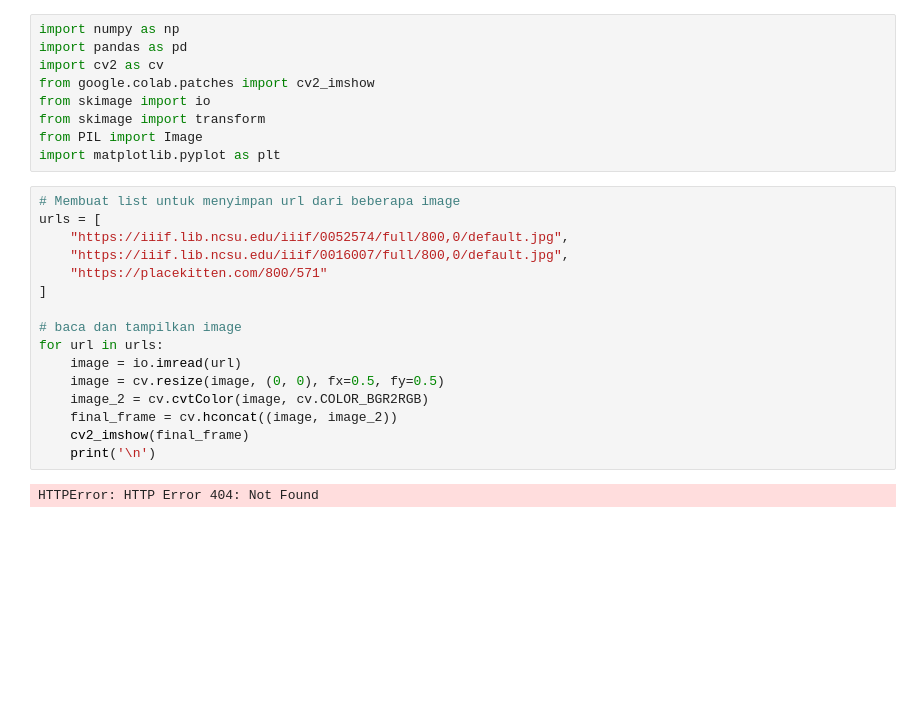
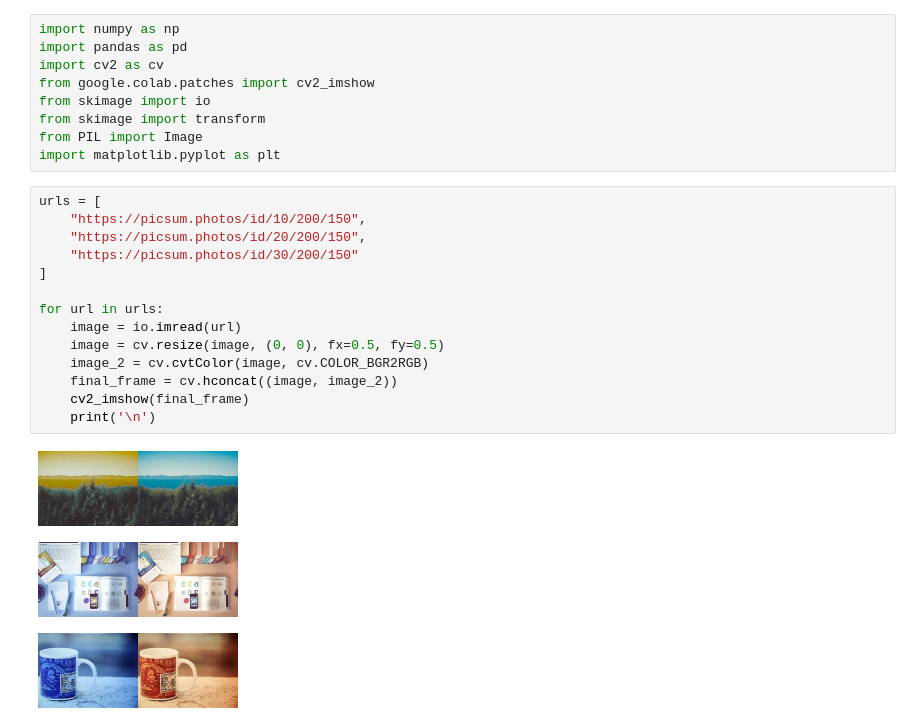
Before and after one commit to Yahya1805/PCVK_GANJIL_2026, a Jupyter notebook: latihan_integrasi.ipynb, the cells around one changed output. Cells and saved outputs as stored; diff of their text form; blank space fills up the shorter version.

```diff
--- a/latihan_integrasi.ipynb
+++ b/latihan_integrasi.ipynb
@@ -10,20 +10,20 @@ from skimage import transform
 from PIL import Image
 import matplotlib.pyplot as plt
 # %%
-# Membuat list untuk menyimpan url dari beberapa image
 urls = [
-    "https://iiif.lib.ncsu.edu/iiif/0052574/full/800,0/default.jpg",
-    "https://iiif.lib.ncsu.edu/iiif/0016007/full/800,0/default.jpg",
-    "https://placekitten.com/800/571"
+    "https://picsum.photos/id/10/200/150",
+    "https://picsum.photos/id/20/200/150",
+    "https://picsum.photos/id/30/200/150"
 ]
 
-# baca dan tampilkan image
 for url in urls:
     image = io.imread(url)
     image = cv.resize(image, (0, 0), fx=0.5, fy=0.5)
     image_2 = cv.cvtColor(image, cv.COLOR_BGR2RGB)
     final_frame = cv.hconcat((image, image_2))
     cv2_imshow(final_frame)
     print('\n')
 # %% [output]
-HTTPError: HTTP Error 404: Not Found
+[figure, added]
+[figure, added]
+[figure, added]
```
